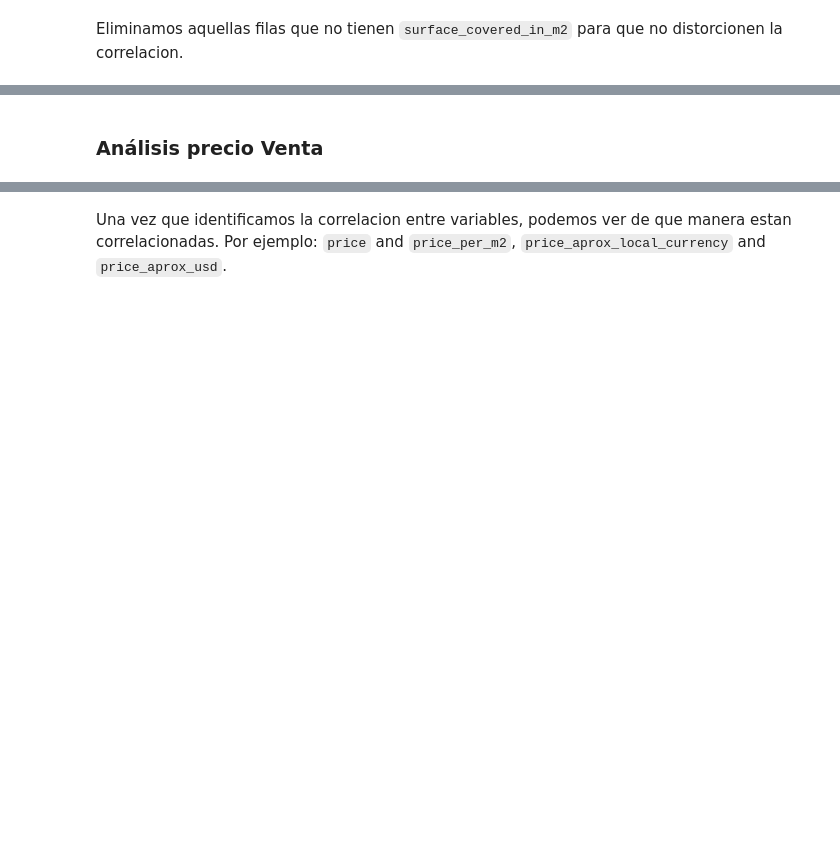
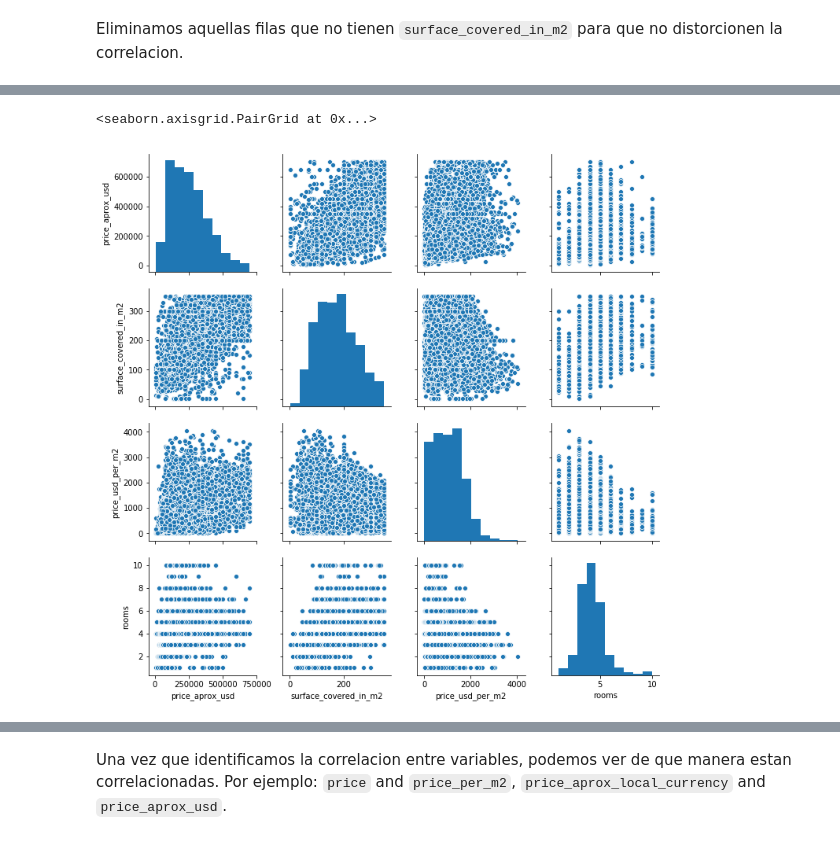
Before and after one commit to gfairhurst/Digitalhouse-Desafio-1, a Jupyter notebook: Desafio 1.ipynb, the cells around one changed output, grey strips where cells are left out. Saved outputs shown, nothing was run; the diff lists cells and outputs as text; code cells hidden in the pictures; blank space fills up the shorter version.

```diff
--- a/Desafio 1.ipynb
+++ b/Desafio 1.ipynb
@@ -689,11 +665,12 @@ df_corr
-# %% [markdown]
-### Análisis precio Venta
 # %%
 df_ph = df_corr[df_corr['property_type']=='PH'].copy()
 df_apartment = df_corr[df_corr['property_type']=='apartment'].copy()
 df_house = df_corr[df_corr['property_type']=='house'].copy()
 df_store = df_corr[df_corr['property_type']=='store'].copy()
 # %%
-sns.pairplot(df_house,hue='place_with_parent_names')
+sns.pairplot(df_house)
+# %% [output]
+<seaborn.axisgrid.PairGrid at 0x...>
+[figure, added]
 # %%
 df_corr.corr()
```
Also changed, not shown: parts of 40 cells of this notebook, 1 other file.
